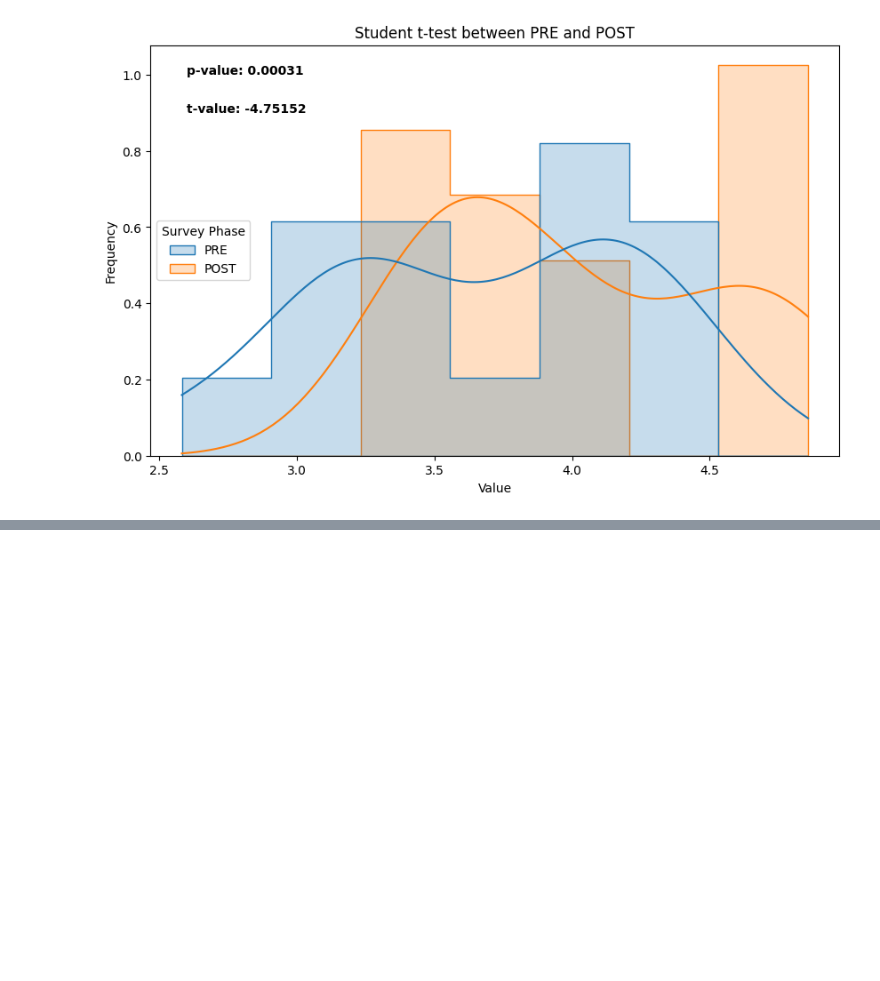
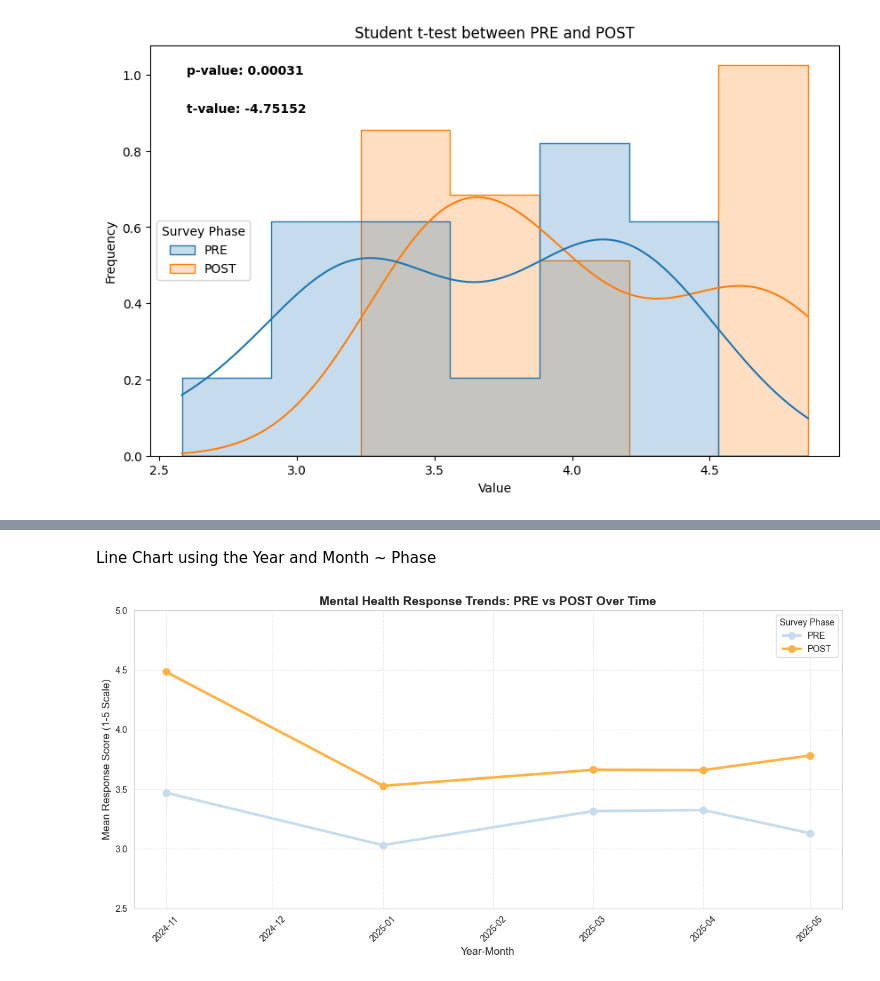
Before and after one commit to lorenald/survey-impact-analysis, a Jupyter notebook: DATA_PREPARATION.ipynb, the cells around one changed output, grey strips where cells are left out. Drawn from its saved outputs; the diff is of its cells as text; code cells hidden in the pictures; blank space fills up the shorter version.

```diff
--- a/DATA_PREPARATION.ipynb
+++ b/DATA_PREPARATION.ipynb
@@ -111,0 +156,41 @@ plt.show()
+# %% [markdown]
+Line Chart using the Year and Month ~ Phase
+# %%
+# Calculate the mean score per Concept and Phase
+df = (RESPONSES >> select(X.YEAR_MONTH, X.SURVEY_PHASE, X.NUMERIC_RESPONSE) >> transmute(DATE= X.YEAR_MONTH, PHASE = X.SURVEY_PHASE, RESPONSE = X.NUMERIC_RESPONSE))
+df = df.dropna() >> mask(X.PHASE.isin(['PRE', 'POST']))
+df = (df >> group_by(X.DATE, X.PHASE) >> summarize(RESPONSE = mean(X.RESPONSE)) >> ungroup() >> arrange(X.PHASE, ascending=True))
+
+# Sort by Date
+df['DATE'] = pd.to_datetime(df['DATE'])
+df = df.sort_values(by=['DATE', 'PHASE'])
+palette = {'PRE': "#c6dcec", 'POST': '#ffb347'}
+# Create the Line Chart
+plt.figure(figsize=(12, 6))
+
+for phase in ['PRE', 'POST']:
+    subset = df[df['PHASE'] == phase]
+    plt.plot(
+        subset['DATE'],
+        subset['RESPONSE'],
+        marker='o',
+        linestyle='-',
+        linewidth=3,
+        markersize=8,
+        color=palette[phase],
+        label=phase
+    )
+
+# 6. Formatting the Chart
+plt.title('Mental Health Response Trends: PRE vs POST Over Time', fontsize=14, fontweight='bold')
+plt.xlabel('Year-Month', fontsize=12)
+plt.ylabel('Mean Response Score (1-5 Scale)', fontsize=12)
+plt.xticks(rotation=45)
+plt.grid(True, linestyle='--', alpha=0.4)
+plt.legend(title='Survey Phase', loc='best')
+plt.ylim(2.5, 5)  # Setting the Y-axis to the Likert scale range
+
+plt.tight_layout()
+plt.savefig('mental_health_line_chart.png')
+# %% [output]
+[figure, added]
```
Also changed, not shown: parts of 5 cells of this notebook, 2 other files.
